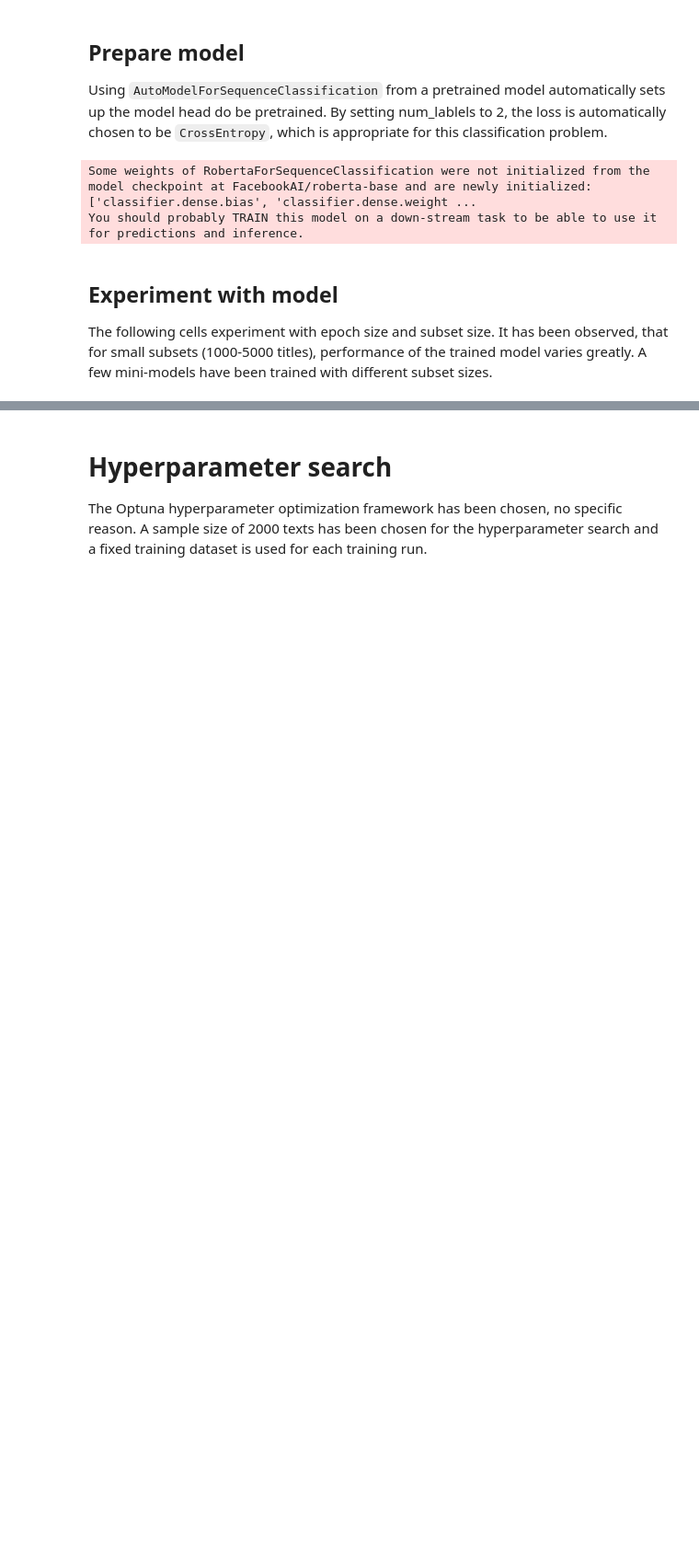
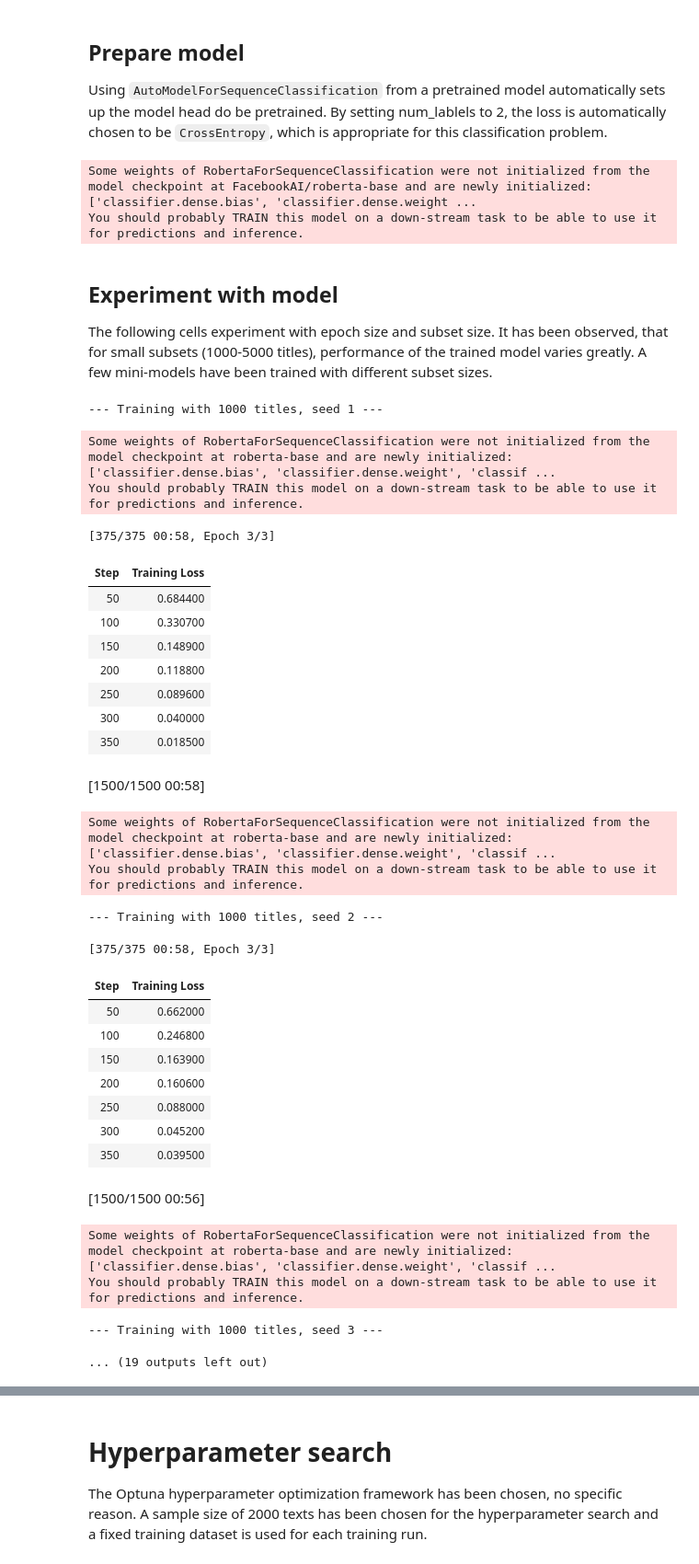
Before and after one commit to sfunariu/nlp_project, a Jupyter notebook: notebooks/ai_text_detection_hf.ipynb, the cells around one changed output, grey strips where cells are left out. Shown: that part at 92% size. Saved outputs shown, nothing was run; the diff lists cells and outputs as text; code cells hidden in the pictures; blank space fills up the shorter version.

```diff
--- a/notebooks/ai_text_detection_hf.ipynb
+++ b/notebooks/ai_text_detection_hf.ipynb
@@ -489,7 +513,7 @@ You should probably TRAIN this model on a down-stream task to be able to use it
 ## Experiment with model
 The following cells experiment with epoch size and subset size. It has been observed, that for small subsets (1000-5000 titles), performance of the trained model varies greatly. A few mini-models have been trained with different subset sizes.
 # %%
-RUN = False
+RUN = True
 if RUN:
     def train_once(ds_train_subset, run_name="exp"):
         model = AutoModelForSequenceClassification.from_pretrained("roberta-base", num_labels=2)
@@ -501,8 +525,8 @@ if RUN:
             learning_rate=2e-5,
             weight_decay=0.01,
             warmup_ratio=0.1,
-            eval_strategy="epoch",
-            save_strategy="epoch",
+            eval_strategy="no",
+            save_strategy="no",
             load_best_model_at_end=True,
             metric_for_best_model="f1_macro",
             greater_is_better=True,
@@ -511,33 +535,64 @@ if RUN:
             logging_steps=50,
             seed=42,
         )
         trainer = Trainer(
             model=model,
             args=args,
             train_dataset=ds_train_subset.remove_columns(["title"]),
             eval_dataset=ds_val.remove_columns(["title"]),  # Removing title column, we don't need it for training
             tokenizer=tokenizer,
             data_collator=data_collator,
             compute_metrics=compute_metrics,
         )
         trainer.train()
         val_metrics = trainer.evaluate()
         return val_metrics, trainer
 
 
     seeds = [1, 2, 3]
     subset_sizes = [1000, 5000]
 
     records = []
     for n_titles in subset_sizes:
         for sd in seeds:
             print(f"\n--- Training with {n_titles} titles, seed {sd} ---")
             ds_sub = make_train_subset_by_titles(num_titles=n_titles, seed=sd)
             metrics, _ = train_once(ds_sub, run_name=f"rob-base_n{n_titles}_s{sd}")
             records.append({"titles": n_titles, "seed": sd, **{k: float(v) for k, v in metrics.items()}})
 
     results = pd.DataFrame(records)
     print(results.groupby("titles")[["eval_accuracy","eval_f1_macro"]].agg(["mean","std"]).round(4))
+# %% [output]
+--- Training with 1000 titles, seed 1 ---
+Some weights of RobertaForSequenceClassification were not initialized from the model checkpoint at roberta-base and are newly initialized: ['classifier.dense.bias', 'classifier.dense.weight', 'classif ...
+You should probably TRAIN this model on a down-stream task to be able to use it for predictions and inference.
+[375/375 00:58, Epoch 3/3]
+| Step | Training Loss |
+| 50 | 0.684400 |
+| 100 | 0.330700 |
+| 150 | 0.148900 |
+| 200 | 0.118800 |
+| 250 | 0.089600 |
+| 300 | 0.040000 |
+| 350 | 0.018500 |
+[1500/1500 00:58]
+Some weights of RobertaForSequenceClassification were not initialized from the model checkpoint at roberta-base and are newly initialized: ['classifier.dense.bias', 'classifier.dense.weight', 'classif ...
+You should probably TRAIN this model on a down-stream task to be able to use it for predictions and inference.
+--- Training with 1000 titles, seed 2 ---
+[375/375 00:58, Epoch 3/3]
+| Step | Training Loss |
+| 50 | 0.662000 |
+| 100 | 0.246800 |
+| 150 | 0.163900 |
+| 200 | 0.160600 |
+| 250 | 0.088000 |
+| 300 | 0.045200 |
+| 350 | 0.039500 |
+[1500/1500 00:56]
+Some weights of RobertaForSequenceClassification were not initialized from the model checkpoint at roberta-base and are newly initialized: ['classifier.dense.bias', 'classifier.dense.weight', 'classif ...
+You should probably TRAIN this model on a down-stream task to be able to use it for predictions and inference.
+--- Training with 1000 titles, seed 3 ---
+... (19 outputs left out)
 # %%
 if RUN:
     import seaborn as sns
```
Also changed, not shown: parts of 13 cells of this notebook.
